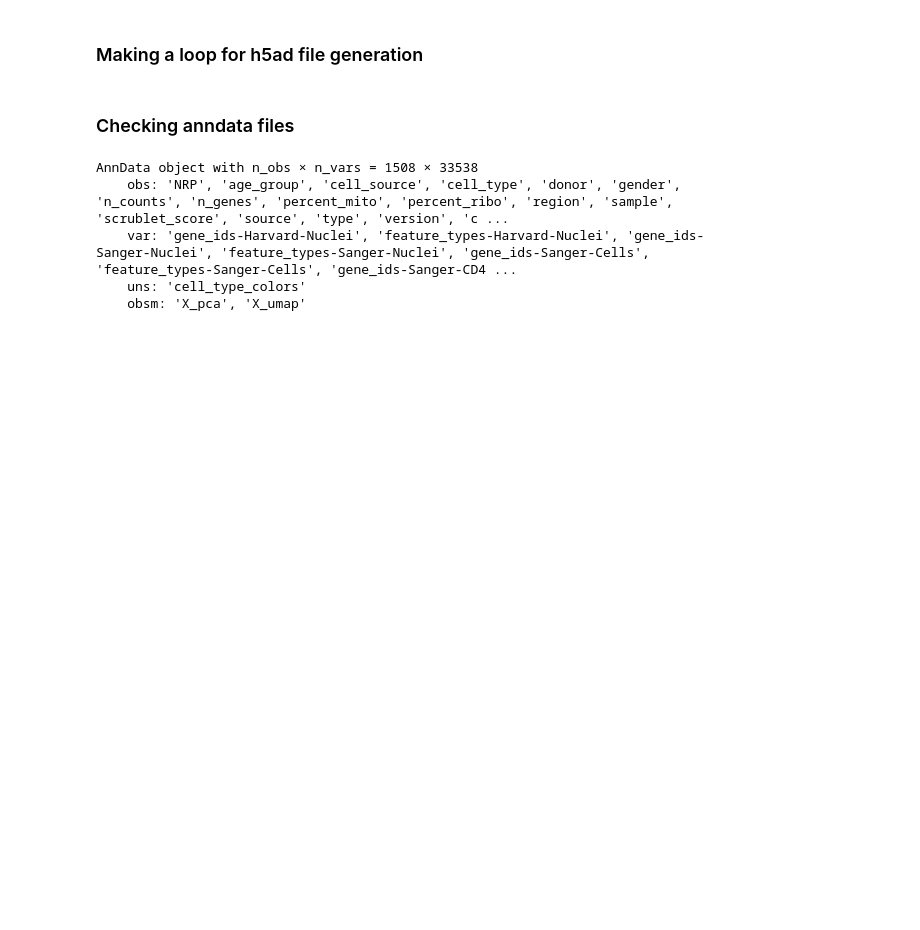
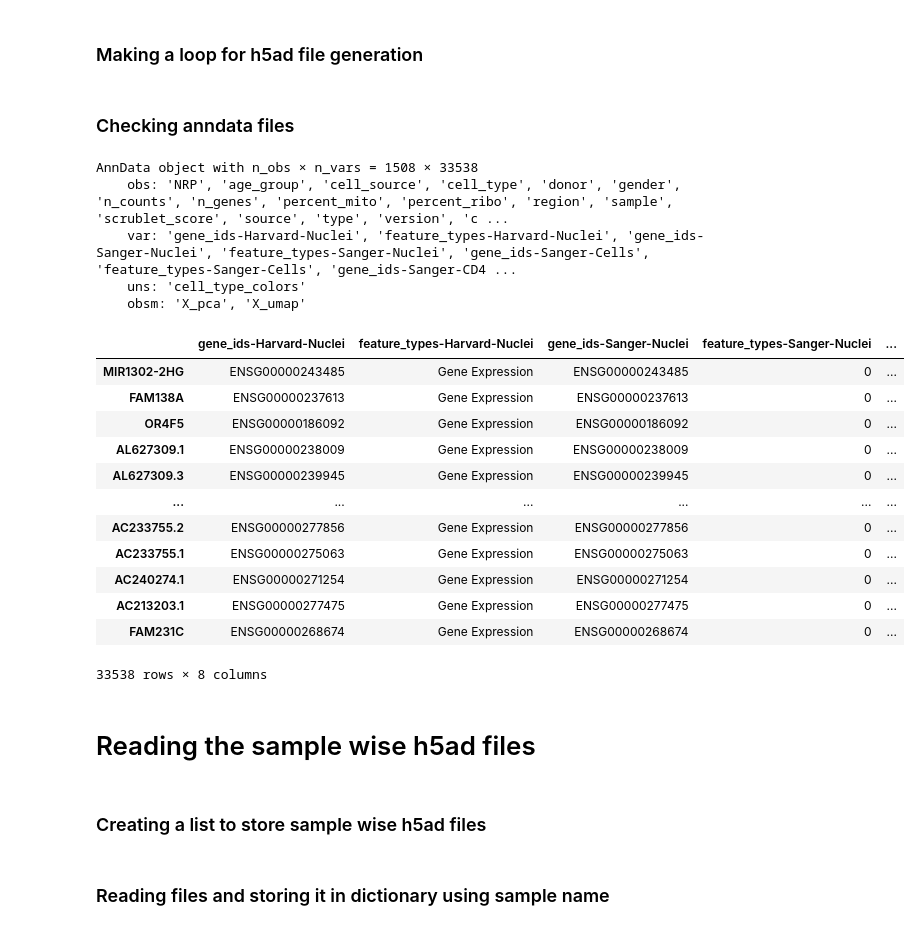
Before and after one commit to Talavera-Lopez-Lab/Heart_Vascular, a Jupyter notebook: Reading_files/vascular.ipynb, the cells around one changed output. Cells and saved outputs as stored; diff of their text form; code cells hidden in the pictures; blank space fills up the shorter version.

```diff
--- a/Reading_files/vascular.ipynb
+++ b/Reading_files/vascular.ipynb
@@ -116,3 +117,23 @@ AnnData object with n_obs × n_vars = 1508 × 33538
     var: 'gene_ids-Harvard-Nuclei', 'feature_types-Harvard-Nuclei', 'gene_ids-Sanger-Nuclei', 'feature_types-Sanger-Nuclei', 'gene_ids-Sanger-Cells', 'feature_types-Sanger-Cells', 'gene_ids-Sanger-CD4 ...
     uns: 'cell_type_colors'
     obsm: 'X_pca', 'X_umap'
+# %%
+H0015_apex.var
+# %% [output]
+|  | gene_ids-Harvard-Nuclei | feature_types-Harvard-Nuclei | gene_ids-Sanger-Nuclei | feature_types-Sanger-Nuclei | ... |
+| MIR1302-2HG | ENSG00000243485 | Gene Expression | ENSG00000243485 | 0 | ... |
+| FAM138A | ENSG00000237613 | Gene Expression | ENSG00000237613 | 0 | ... |
+| OR4F5 | ENSG00000186092 | Gene Expression | ENSG00000186092 | 0 | ... |
+| AL627309.1 | ENSG00000238009 | Gene Expression | ENSG00000238009 | 0 | ... |
+| AL627309.3 | ENSG00000239945 | Gene Expression | ENSG00000239945 | 0 | ... |
+| ... | ... | ... | ... | ... | ... |
+| AC233755.2 | ENSG00000277856 | Gene Expression | ENSG00000277856 | 0 | ... |
+| AC233755.1 | ENSG00000275063 | Gene Expression | ENSG00000275063 | 0 | ... |
+| AC240274.1 | ENSG00000271254 | Gene Expression | ENSG00000271254 | 0 | ... |
+| AC213203.1 | ENSG00000277475 | Gene Expression | ENSG00000277475 | 0 | ... |
+| FAM231C | ENSG00000268674 | Gene Expression | ENSG00000268674 | 0 | ... |
+33538 rows × 8 columns
+# %% [markdown]
+# Reading the sample wise h5ad files
+# %% [markdown]
+### Creating a list to store sample wise h5ad files
@@ -118,0 +142,2 @@ AnnData object with n_obs × n_vars = 1508 × 33538
+# %% [markdown]
+### Reading files and storing it in dictionary using sample name
```
Also changed, not shown: parts of 6 cells of this notebook.
